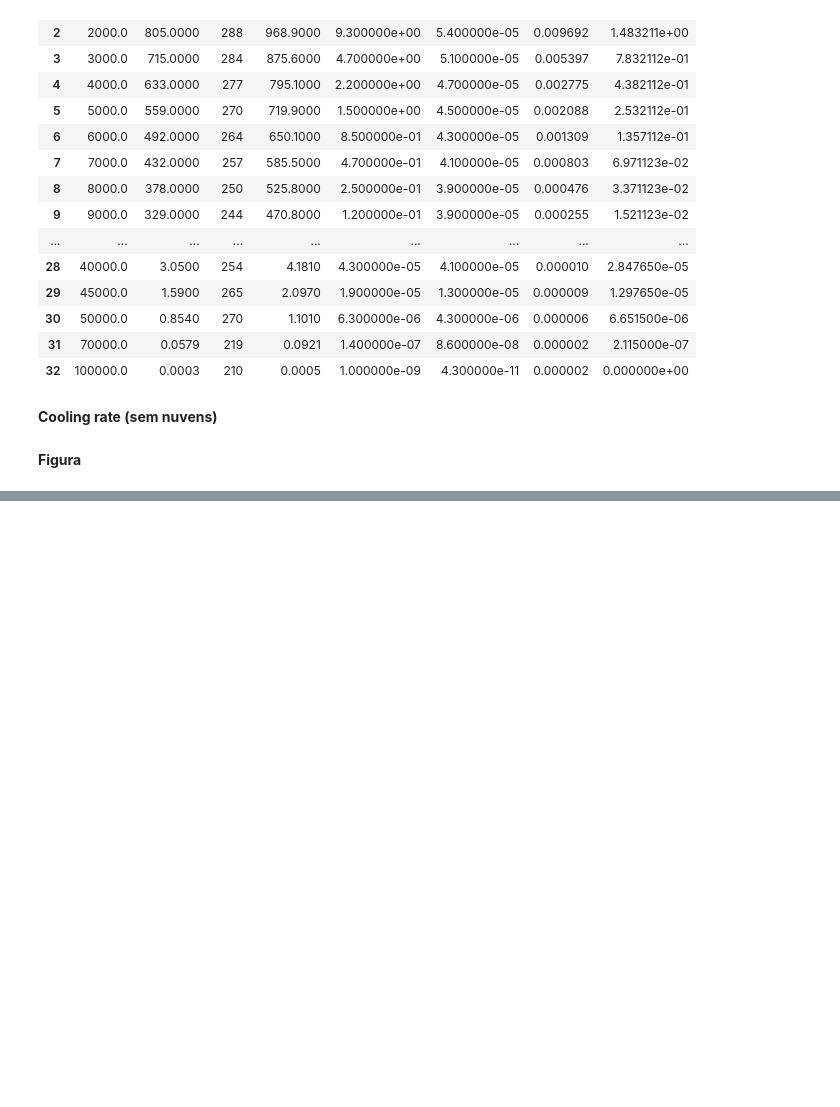
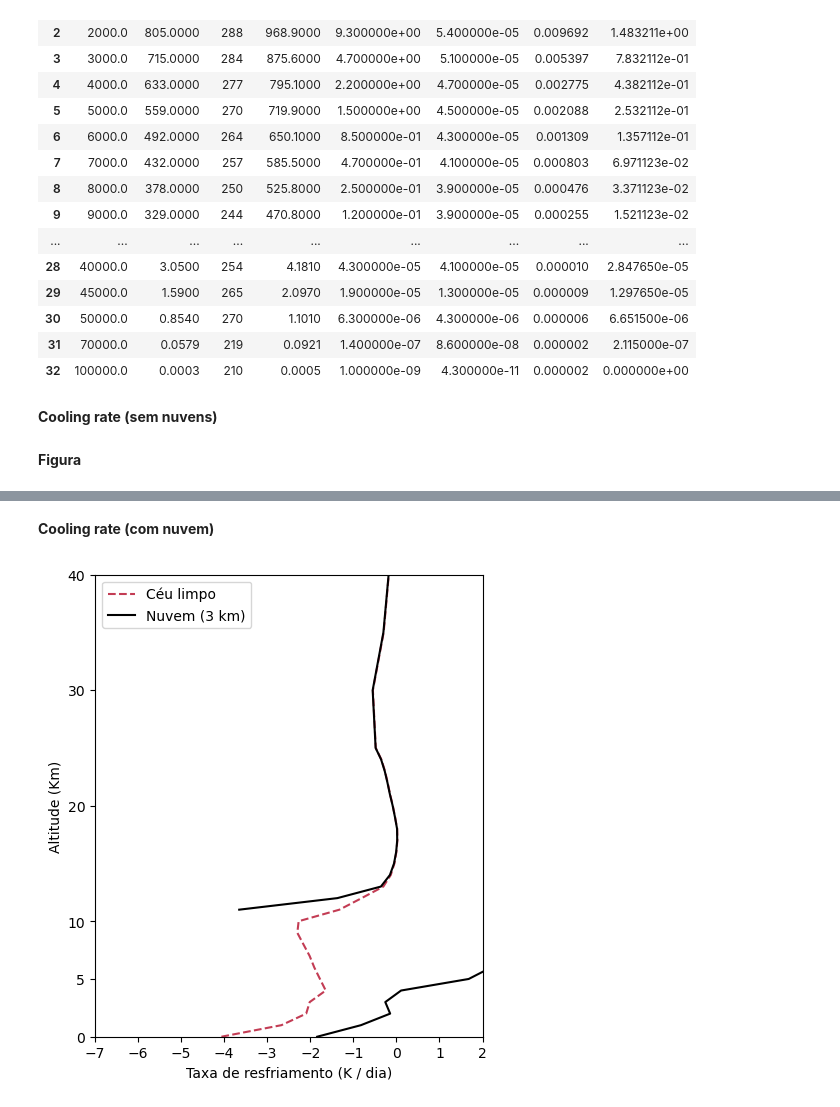
Before and after one commit to Lucas-Me/Rad-PPGM, a Jupyter notebook: exemplo.ipynb, the cells around one changed output, grey strips where cells are left out. Cells and saved outputs as stored; diff of their text form; code cells hidden in the pictures; blank space fills up the shorter version.

```diff
--- a/exemplo.ipynb
+++ b/exemplo.ipynb
@@ -129,0 +130,47 @@ plt.show()
+# %% [markdown]
+**Cooling rate (com nuvem)**
+# %%
+# ------------- SIGLAS -------------
+# cr = cooling rate
+
+# nc = no clouds
+
+# rot = rotational
+# cont = continuum
+# vib = vibrational
+# all =  all bands (rot + cont + vib)
+
+
+# Taxa de resfriamento [K / day]
+df['cr_cloud_all'] = modelo.cloudy_atmosphere(
+	band = 'all', # Todas as bandas
+	Ecb = 0.9876, # Emissividade da base da nuvem
+	Ect = 0.9876, # Emissividade do topo da nuvem
+	Rc = 0.2401, # Refletividade da nuvem
+	Tc = 0, # Transmissividade da nuvem
+	Ncb = 7, # Indice (nivel) na sondagem onde a base da nuvem esta
+	Nct= 10, # Indice (nivel) na sondagem onde o topo da nuvem esta
+	)
+
+# Figura
+fig, ax  = plt.subplots(figsize = (5, 6))
+
+ax.plot(df['cr_nc_all'], df['hght'] * 1e-3, '--', color = '#C33C54', label = 'Céu limpo')
+ax.plot(df['cr_cloud_all'], df['hght'] * 1e-3, '-', color = 'k', label = 'Nuvem (3 km)')
+
+# Eixo Y
+ax.set_ylim(0, 40)
+ax.set_yticks([0, 5, 10, 20, 30, 40])
+
+# Eixo X
+ax.set_xticks(np.arange(-20, 20, 1))
+ax.set_xlim(-7, 2)
+
+# Textos
+ax.set_ylabel("Altitude (Km)")
+ax.set_xlabel("Taxa de resfriamento (K / dia)")
+
+plt.legend()
+plt.show()
+# %% [output]
+[figure, added]
```
Also changed, not shown: parts of 2 cells of this notebook, 2 other files.
